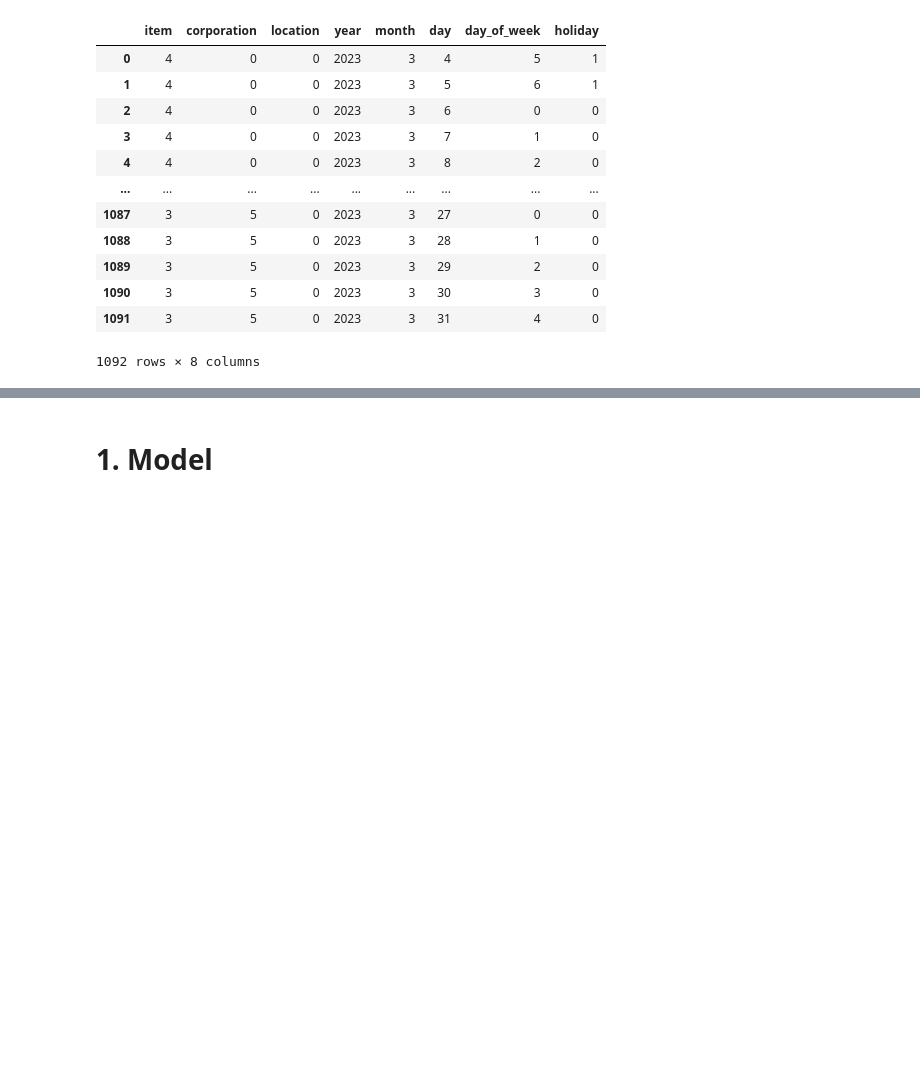
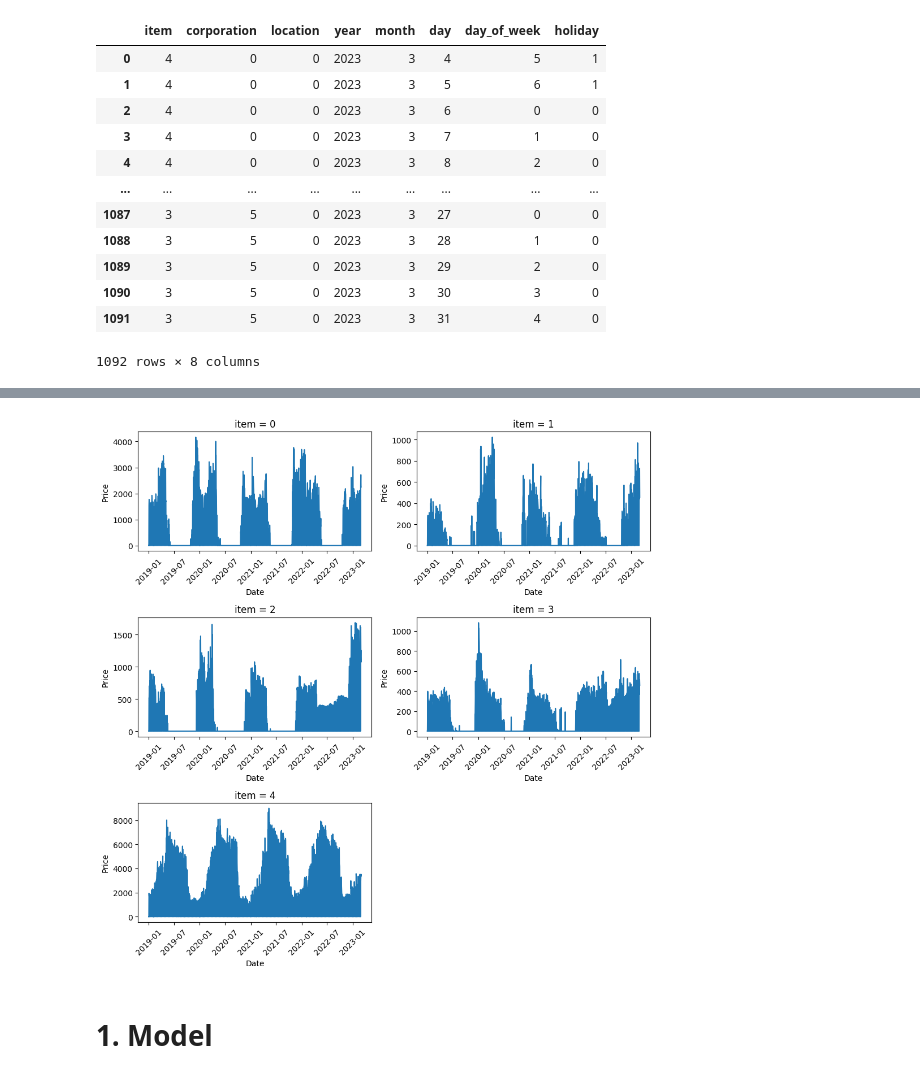
Before and after one commit to SSAFY11-Data-ML-Study/20240417_Tangerine_Data, a Jupyter notebook: 20240417_김민혁.ipynb, the cells around one changed output, grey strips where cells are left out. Cells and saved outputs as stored; diff of their text form; code cells hidden in the pictures; blank space fills up the shorter version.

```diff
--- a/20240417_김민혁.ipynb
+++ b/20240417_김민혁.ipynb
@@ -188,0 +147,12 @@ x_train, x_valid, y_train, y_valid = split(train)
+# %%
+train0=train[train['item']==0].reset_index(drop=True)
+train1=train[train['item']==1].reset_index(drop=True)
+train2=train[train['item']==2].reset_index(drop=True)
+train3=train[train['item']==3].reset_index(drop=True)
+train4=train[train['item']==4].reset_index(drop=True)
+# %%
+train0.drop('item',axis=1,inplace=True)
+train1.drop('item',axis=1,inplace=True)
+train2.drop('item',axis=1,inplace=True)
+train3.drop('item',axis=1,inplace=True)
+train4.drop('item',axis=1,inplace=True)
@@ -189,3 +165,23 @@ x_train, x_valid, y_train, y_valid = split(train)
+# %%
+import matplotlib.pyplot as plt
+from matplotlib.gridspec import GridSpec
+
+gs = GridSpec(3,2)
+fig = plt.figure(figsize=(10,10))
+df_list = [train0,train1,train2,train3,train4]
+for i in range(5):
+    df = df_list[i]
+    df['date'] = pd.to_datetime(df[['year', 'month','day']])
+    grouped = df.groupby('date')['price'].mean().reset_index()
+    ax = fig.add_subplot(gs[i])
+    ax.plot(grouped['date'], grouped['price'],"-")
+    ax.set_xlabel('Date')
+    ax.set_ylabel('Price')
+    ax.set_title(f'item = {i}')
+    ax.tick_params(axis='x',rotation=45)
+plt.tight_layout()
+# %% [output]
+[figure, added]
 # %% [markdown]
 # 1. Model
 # %% [markdown]
```
Also changed, not shown: parts of 45 cells of this notebook.
